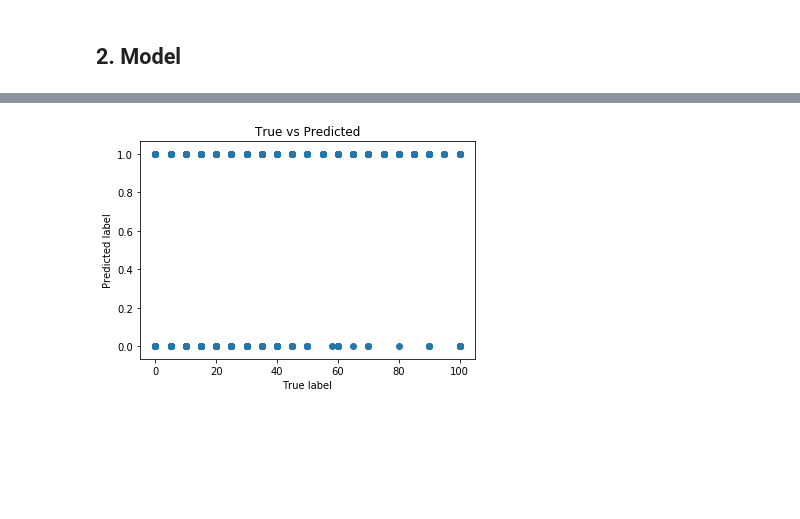
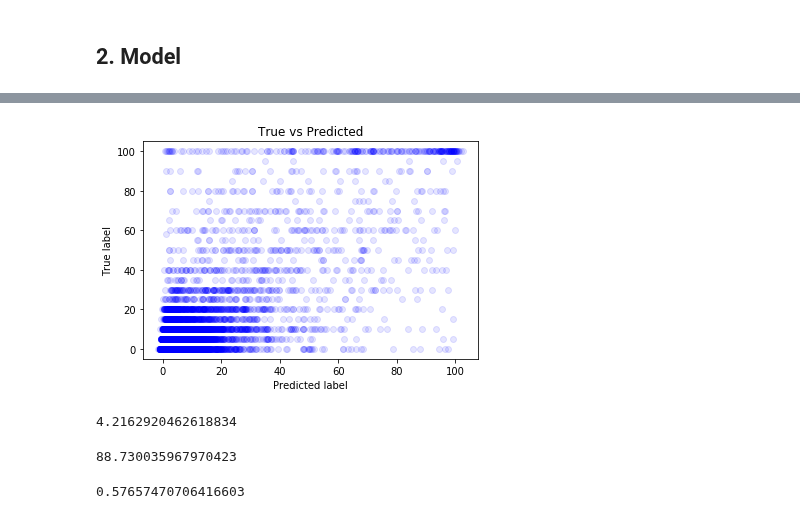
Before and after one commit to janickrohrbach/arthritis-net, a Jupyter notebook: deepxray_regression_oversampled.ipynb, the cells around one changed output, grey strips where cells are left out. Saved outputs shown, nothing was run; the diff lists cells and outputs as text; code cells hidden in the pictures; blank space fills up the shorter version.

Commit message:
Regression model (mse) on oversampled data

```diff
--- a/deepxray_regression_oversampled.ipynb
+++ b/deepxray_regression_oversampled.ipynb
@@ -107,21 +107,19 @@ def conv_model():
     model.add(Activation("relu"))
     model.add(MaxPooling2D(pool_size=(2, 2)))
     model.add(Flatten())
-    model.add(Dense(units=256, kernel_initializer="he_normal"))
+    model.add(Dense(units=8192, kernel_initializer="he_normal"))
     model.add(BatchNormalization())
     model.add(Activation("relu"))
-    model.add(Dropout(rate=0.5))
-    model.add(Dense(units=256, kernel_initializer="he_normal"))
+    model.add(Dropout(rate=0.2))
+    model.add(Dense(units=4096, kernel_initializer="he_normal"))
     model.add(BatchNormalization())
     model.add(Activation("relu"))
-    model.add(Dropout(rate=0.5))
+    model.add(Dropout(rate=0.2))
     model.add(Dense(units=1, kernel_initializer="he_normal"))
-    model.add(BatchNormalization())
-    model.add(Activation("relu"))
 
     # Compile model
     model.compile(optimizer="adam", loss="mean_squared_error",
-                  metrics=["accuracy"])
+                  metrics=["mae"])
 
     return model
 # %%
@@ -209,0 +198,3 @@ print(r2_score(labels_test, pred))
+# %%
+from sklearn.metrics import classification_report
+pred = model.predict_proba(img_test)
@@ -210,9 +204,9 @@ print(r2_score(labels_test, pred))
 # %%
 plt.title("True vs Predicted")
-plt.ylabel('Predicted label')
-plt.xlabel('True label')
-plt.scatter(x=labels_test, y=pred)
+plt.xlabel('Predicted label')
+plt.ylabel('True label')
+plt.scatter(x=pred, y=labels_test, color="blue", alpha=0.1)
 
 plt.show()
 # %% [output]
-[figure, old version]
+[figure, new version]
@@ -219,3 +215,15 @@ plt.show()
+# %%
+mean_absolute_error(y_true=labels_test, y_pred=pred)
+# %% [output]
+4.2162920462618834
+# %%
+mean_squared_error(y_true=labels_test, y_pred=pred)
+# %% [output]
+88.730035967970423
+# %%
+r2_score(y_true=labels_test, y_pred=pred)
+# %% [output]
+0.57657470706416603
 # %%
 from nbconvert import HTMLExporter
 import codecs
```
Also changed, not shown: parts of 9 cells of this notebook, 2 other files.
